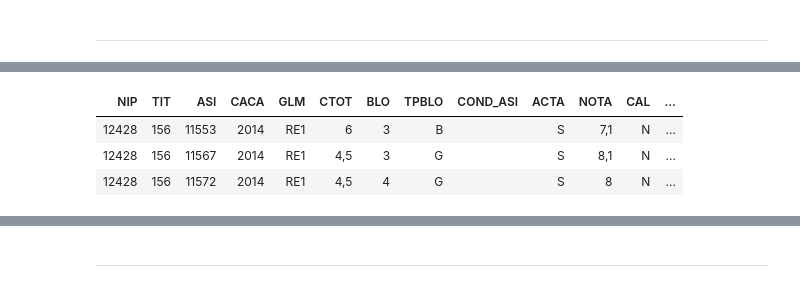
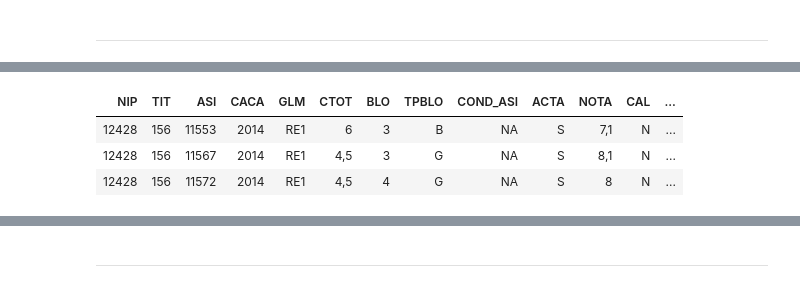
Before and after one commit to adamKuzanski/EduucatonalDataAnalysis, a Jupyter notebook: dataAnalysis.ipynb, the cells around one changed output, grey strips where cells are left out. Cells and saved outputs as stored; diff of their text form; code cells hidden in the pictures.

```diff
--- a/dataAnalysis.ipynb
+++ b/dataAnalysis.ipynb
@@ -27,11 +37,11 @@ The provided data has been presented in the form of csv file. What is worth noti
 # %%
 # Load courses dataset
-courses_df <-  read.csv(paste(WORKING_DIRECTORY, DATASET_PATH, COURSES, sep='') ,header=TRUE, sep=';')
+courses_df <-  read.csv(paste(WORKING_DIRECTORY, DATASET_PATH, COURSES, sep='') ,header=TRUE, sep=';', na.strings=c(""))
 head(courses_df, 3)
 # %% [output]
 | NIP | TIT | ASI | CACA | GLM | CTOT | BLO | TPBLO | COND_ASI | ACTA | NOTA | CAL | ... |
-| 12428 | 156 | 11553 | 2014 | RE1 | 6 | 3 | B |  | S | 7,1 | N | ... |
-| 12428 | 156 | 11567 | 2014 | RE1 | 4,5 | 3 | G |  | S | 8,1 | N | ... |
-| 12428 | 156 | 11572 | 2014 | RE1 | 4,5 | 4 | G |  | S | 8 | N | ... |
+| 12428 | 156 | 11553 | 2014 | RE1 | 6 | 3 | B | NA | S | 7,1 | N | ... |
+| 12428 | 156 | 11567 | 2014 | RE1 | 4,5 | 3 | G | NA | S | 8,1 | N | ... |
+| 12428 | 156 | 11572 | 2014 | RE1 | 4,5 | 4 | G | NA | S | 8 | N | ... |
 # %%
 # Load enrolments dataset
```
Also changed, not shown: parts of 42 cells of this notebook.
